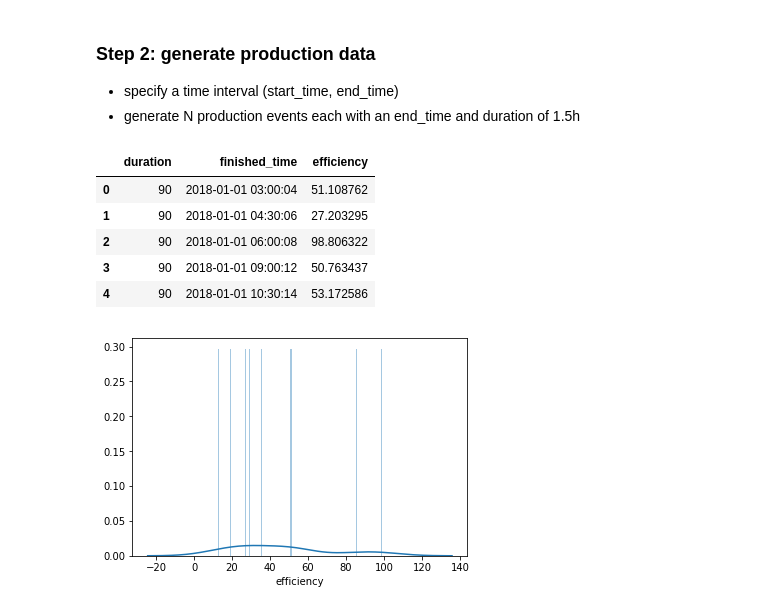
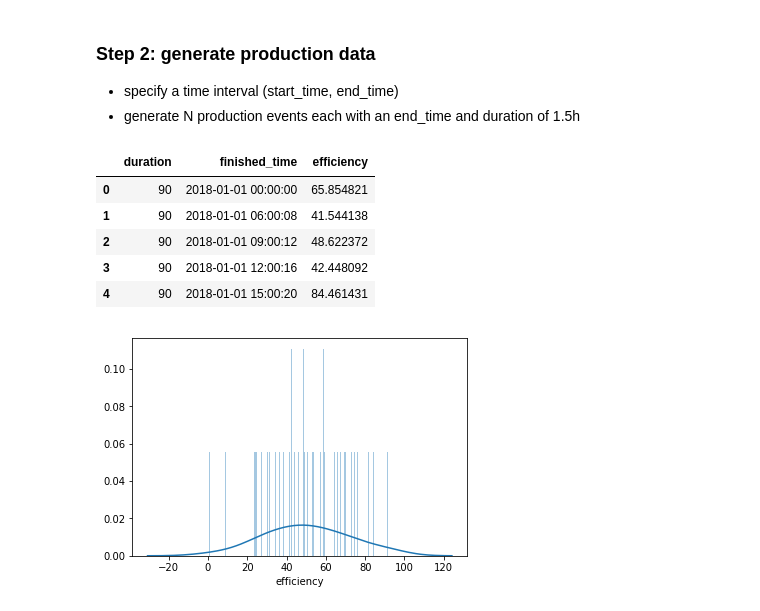
Before and after one commit to tmkmrcnk/danone, a Jupyter notebook: GenerateDummyMeasurements.ipynb, the cells around one changed output. Cells and saved outputs as stored; diff of their text form; code cells hidden in the pictures.

```diff
--- a/GenerateDummyMeasurements.ipynb
+++ b/GenerateDummyMeasurements.ipynb
@@ -67,7 +67,7 @@ time_ranges = {
     '1y': ('2018-01-01 00:00:00', '2018-12-31 23:59:59')}
 
 # specify which time range to use
-time_range_key = '1d'
+time_range_key = '1w'
 #time_range_key = '1m'
 #time_range_key = '1y'
 start_time = time_ranges[time_range_key][0]
@@ -124,40 +124,40 @@ def sample_with_min_distance(min_value=10, max_value=150, size=10, dist=15):
 def generate_production_data(start_time, end_time, prod_count, duration_min=90, feature_names=['f1']):
     # convert start and end times to timestamps
     start_time = str2date(start_time)
     end_time = str2date(end_time)
 
     data = {}
     durarion_sec = duration_min * 60
     data['duration'] = duration_min
     end_dates = [timestamp2date(x) for x in sample_with_min_distance(nano2sec(start_time.value), nano2sec(end_time.value), size=prod_count, dist=durarion_sec + 1)]
     data['finished_time'] = end_dates
     for name in feature_names:
         data[name] = normal_dist(lower=0, upper=100, mean=50, stdev=30, n=len(end_dates))
 
     return pd.DataFrame(data)
 
 # number of production data points to generate
 
 # generate production data with prod_count number of data points
-prod_count = 1000 if time_range_key == '1y' else 100 if time_range_key == '1m' else 10
+prod_count = 1000 if time_range_key == '1y' else 100 if time_range_key == '1m' else 50 if time_range_key == '1w' else 10
 prod_data = generate_production_data(start_time, end_time, prod_count, feature_names=['efficiency'])
 
 # save to file as csv
 data_file_name = DATA_DIR / F"production-dummy-{prod_count}-{time_range_key}.csv"
 prod_data.to_csv(data_file_name, index=False)
 
 # plot distribution of m1
 sns.distplot(prod_data.efficiency, bins=256)
 
 prod_data.head()
 # %% [output]
 |  | duration | finished_time | efficiency |
-| 0 | 90 | 2018-01-01 03:00:04 | 51.108762 |
-| 1 | 90 | 2018-01-01 04:30:06 | 27.203295 |
-| 2 | 90 | 2018-01-01 06:00:08 | 98.806322 |
-| 3 | 90 | 2018-01-01 09:00:12 | 50.763437 |
-| 4 | 90 | 2018-01-01 10:30:14 | 53.172586 |
+| 0 | 90 | 2018-01-01 00:00:00 | 65.854821 |
+| 1 | 90 | 2018-01-01 06:00:08 | 41.544138 |
+| 2 | 90 | 2018-01-01 09:00:12 | 48.622372 |
+| 3 | 90 | 2018-01-01 12:00:16 | 42.448092 |
+| 4 | 90 | 2018-01-01 15:00:20 | 84.461431 |
-[figure, old version]
+[figure, new version]
 # %%
 prod_data.describe(percentiles=[.1, .25, 0.5, .75, .9]).T
 # %% [output]
```
Also changed, not shown: parts of 1 cell of this notebook, 1 other file.
